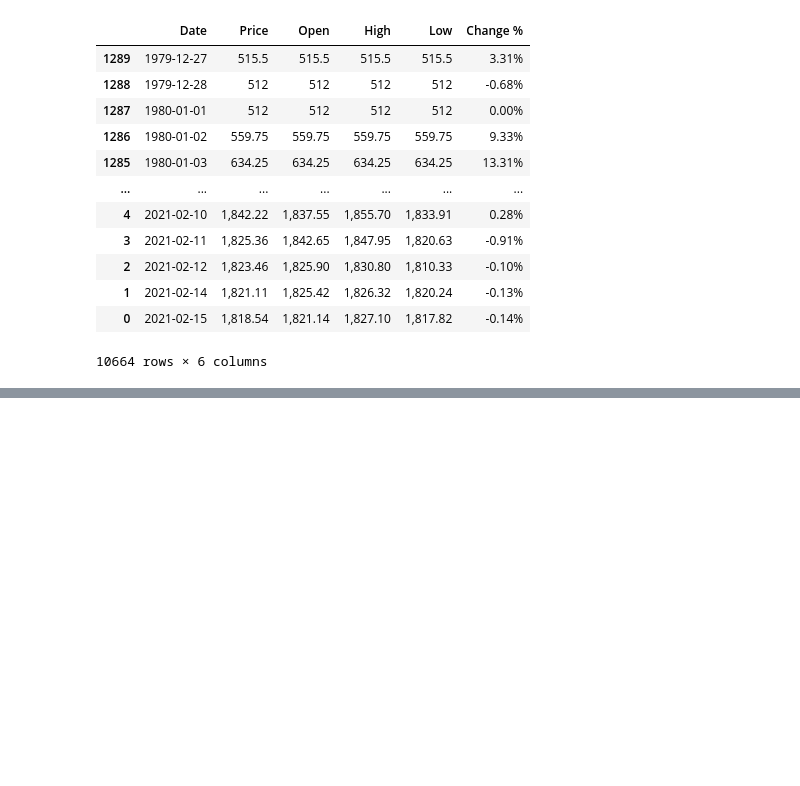
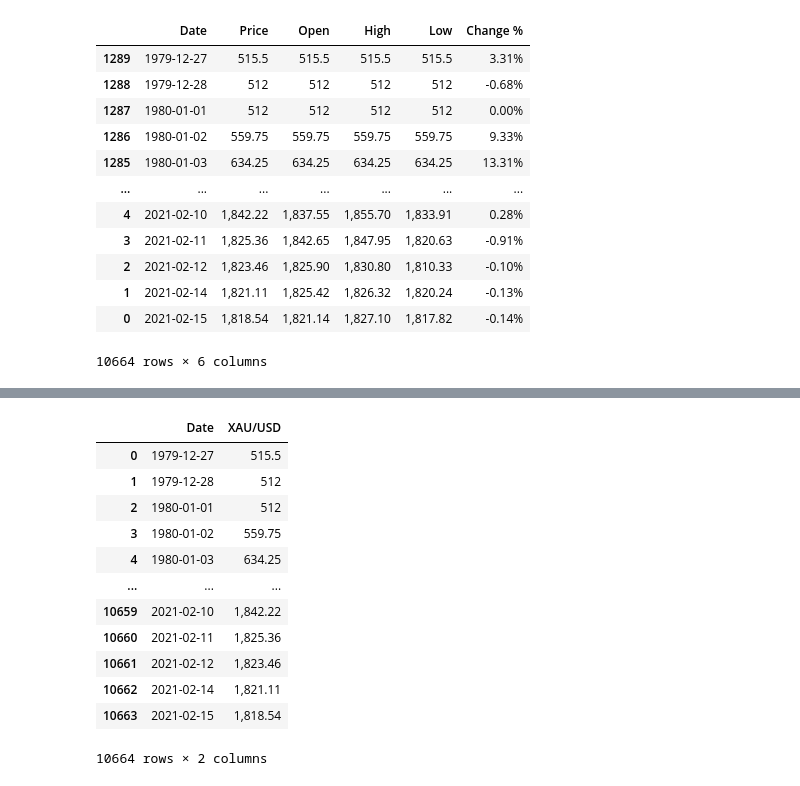
Before and after one commit to AR-Elbers/Market-Predictors, a Jupyter notebook: Financial Data.ipynb, the cells around one changed output, grey strips where cells are left out. Cells and saved outputs as stored; diff of their text form; code cells hidden in the pictures; blank space fills up the shorter version.

```diff
--- a/Financial Data.ipynb
+++ b/Financial Data.ipynb
@@ -74,0 +143,38 @@ gold_df
+# %%
+# Ensure Date is on the correct format accrosss tables
+# and create new DF's only with the desired columns
+
+bonds_df['Date'] = pd.to_datetime(bonds_df['Date'])
+bonds_df = bonds_df[['Date','Bonds 10year']]
+
+nasdaq_df['Date'] = pd.to_datetime(nasdaq_df['Date'])
+nasdaq_df = nasdaq_df[['Date','NASDAQ 100']]
+
+nikkei_df['Date'] = pd.to_datetime(nikkei_df['Date'])
+nikkei_df = nikkei_df[['Date','NIKKEI 225']]
+
+gold_df = gold_df[['Date','XAU/USD']]
+
+#Code to merge the dataframes for future correlation analysis
+# merge1 = pd.merge(bonds_df, nasdaq_df, how='outer', on='Date')
+
+# merge2 = pd.merge(merge1, nikkei_df, how='outer', on='Date')
+
+# merge3 = pd.merge(merge2, gold_df, how='outer', on='Date')
+
+# merge3
+gold_df
+# %% [output]
+|  | Date | XAU/USD |
+| 0 | 1979-12-27 | 515.5 |
+| 1 | 1979-12-28 | 512 |
+| 2 | 1980-01-01 | 512 |
+| 3 | 1980-01-02 | 559.75 |
+| 4 | 1980-01-03 | 634.25 |
+| ... | ... | ... |
+| 10659 | 2021-02-10 | 1,842.22 |
+| 10660 | 2021-02-11 | 1,825.36 |
+| 10661 | 2021-02-12 | 1,823.46 |
+| 10662 | 2021-02-14 | 1,821.11 |
+| 10663 | 2021-02-15 | 1,818.54 |
+10664 rows × 2 columns
```
Also changed, not shown: parts of 17 cells of this notebook, 5 other files.
